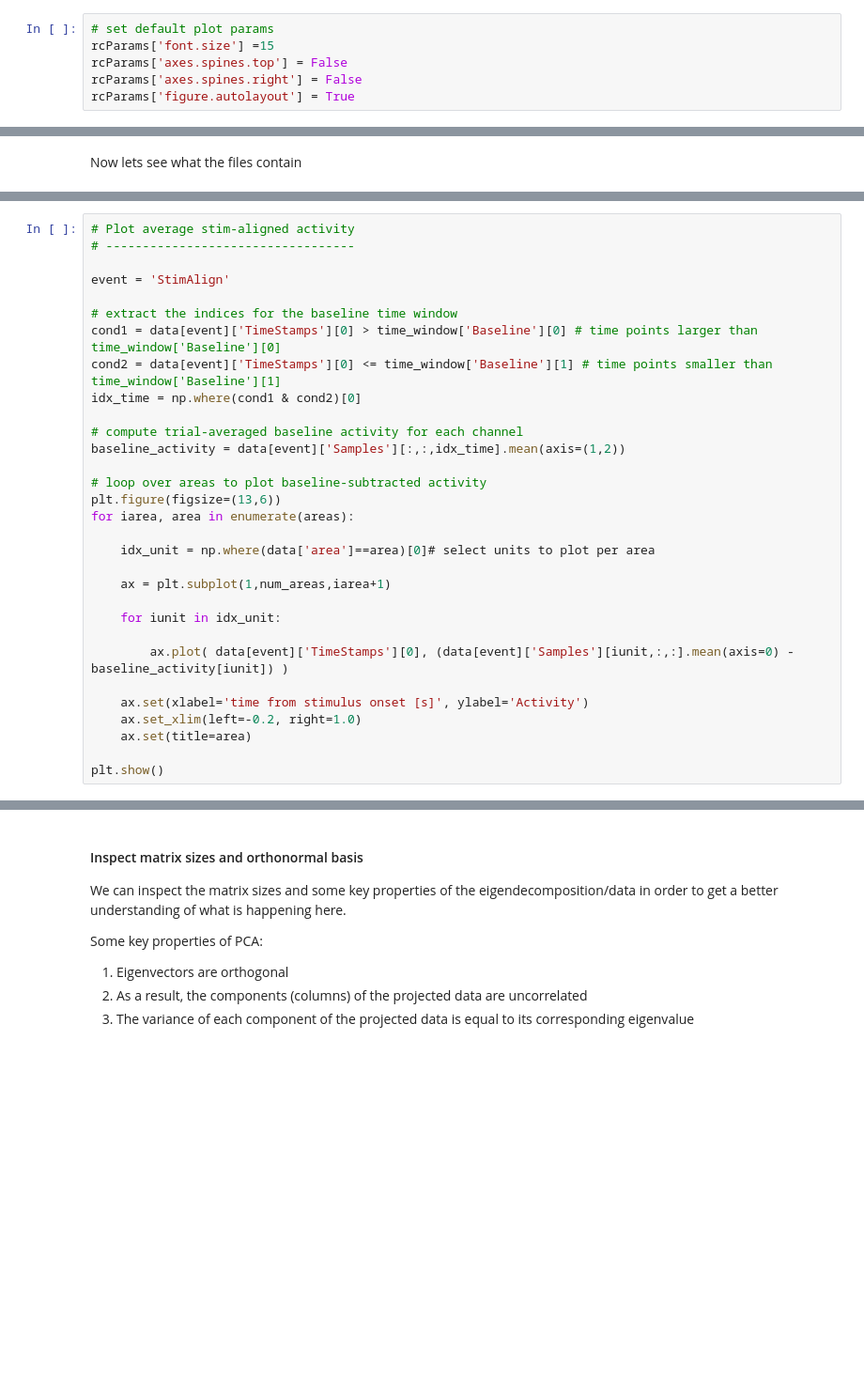
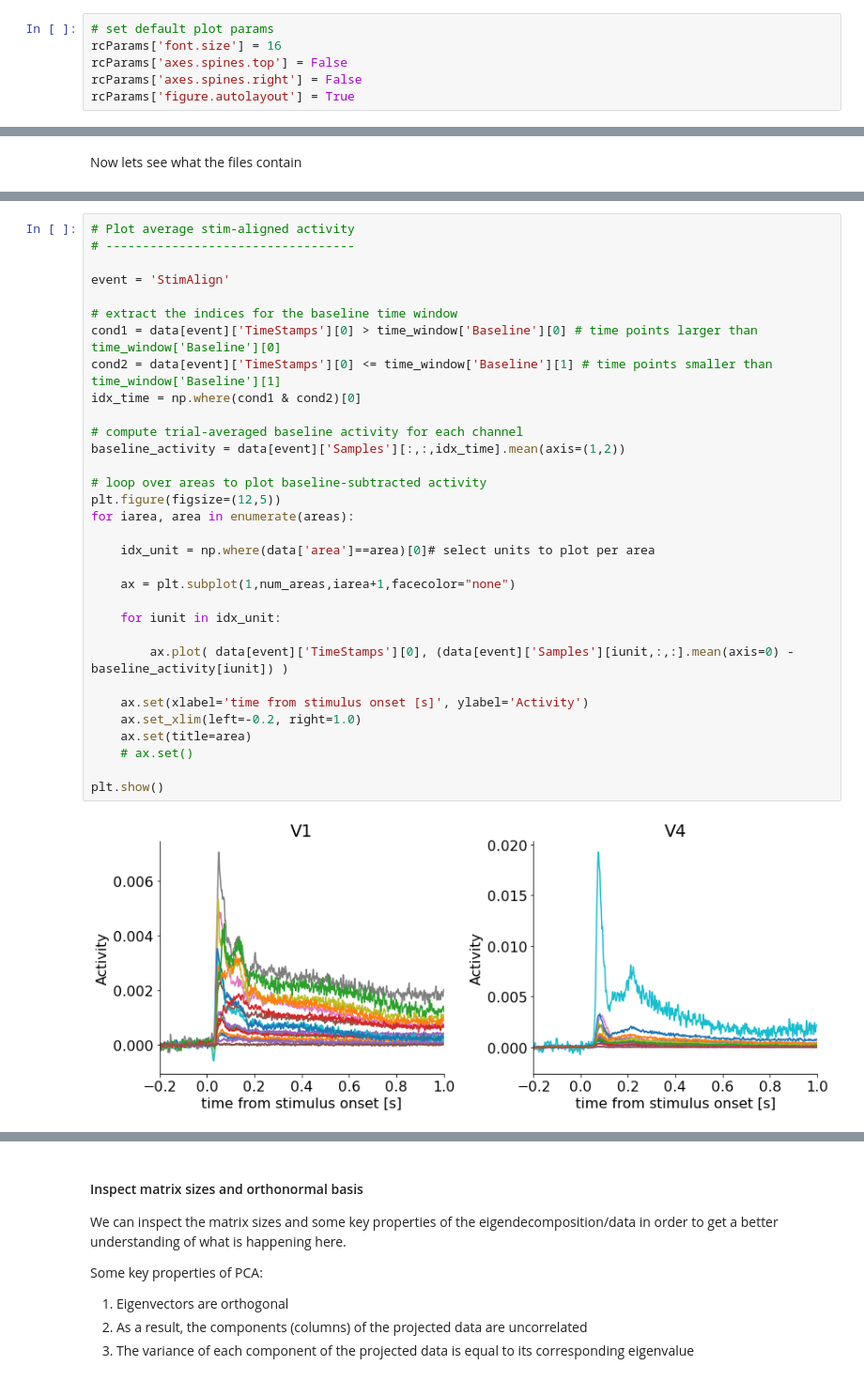
Before and after one commit to jochemvankempen/demos-data-science, a Jupyter notebook: dimensionality-reduction-demo-PCA.ipynb, the cells around one changed output, grey strips where cells are left out. Shown at 94% size. Drawn from its saved outputs; the diff is of its cells as text; blank space fills up the shorter version.

```diff
--- a/dimensionality-reduction-demo-PCA.ipynb
+++ b/dimensionality-reduction-demo-PCA.ipynb
@@ -35,7 +29,7 @@ from pyplotj import animj
 from neuroimport import matlabimport
 # %%
 # set default plot params
-rcParams['font.size'] =15
+rcParams['font.size'] = 16
 rcParams['axes.spines.top'] = False
 rcParams['axes.spines.right'] = False
 rcParams['figure.autolayout'] = True
@@ -101,34 +119,37 @@ Note: we subtract baseline activity to get a good idea of any changes to the act
 # %%
 # Plot average stim-aligned activity
 # ----------------------------------
 
 event = 'StimAlign'
 
 # extract the indices for the baseline time window
 cond1 = data[event]['TimeStamps'][0] > time_window['Baseline'][0] # time points larger than time_window['Baseline'][0]
 cond2 = data[event]['TimeStamps'][0] <= time_window['Baseline'][1] # time points smaller than time_window['Baseline'][1]
 idx_time = np.where(cond1 & cond2)[0]
 
 # compute trial-averaged baseline activity for each channel
 baseline_activity = data[event]['Samples'][:,:,idx_time].mean(axis=(1,2))
 
 # loop over areas to plot baseline-subtracted activity
-plt.figure(figsize=(13,6))
+plt.figure(figsize=(12,5))
 for iarea, area in enumerate(areas):
 
     idx_unit = np.where(data['area']==area)[0]# select units to plot per area
 
-    ax = plt.subplot(1,num_areas,iarea+1)
+    ax = plt.subplot(1,num_areas,iarea+1,facecolor="none")
 
     for iunit in idx_unit:
 
         ax.plot( data[event]['TimeStamps'][0], (data[event]['Samples'][iunit,:,:].mean(axis=0) - baseline_activity[iunit]) )
 
     ax.set(xlabel='time from stimulus onset [s]', ylabel='Activity')
     ax.set_xlim(left=-0.2, right=1.0)
     ax.set(title=area)
+    # ax.set()
 
 plt.show()
+# %% [output]
+[figure, added]
 # %% [markdown]
 ## Cue-aligned activity
 
```
Also changed, not shown: parts of 42 cells of this notebook.
